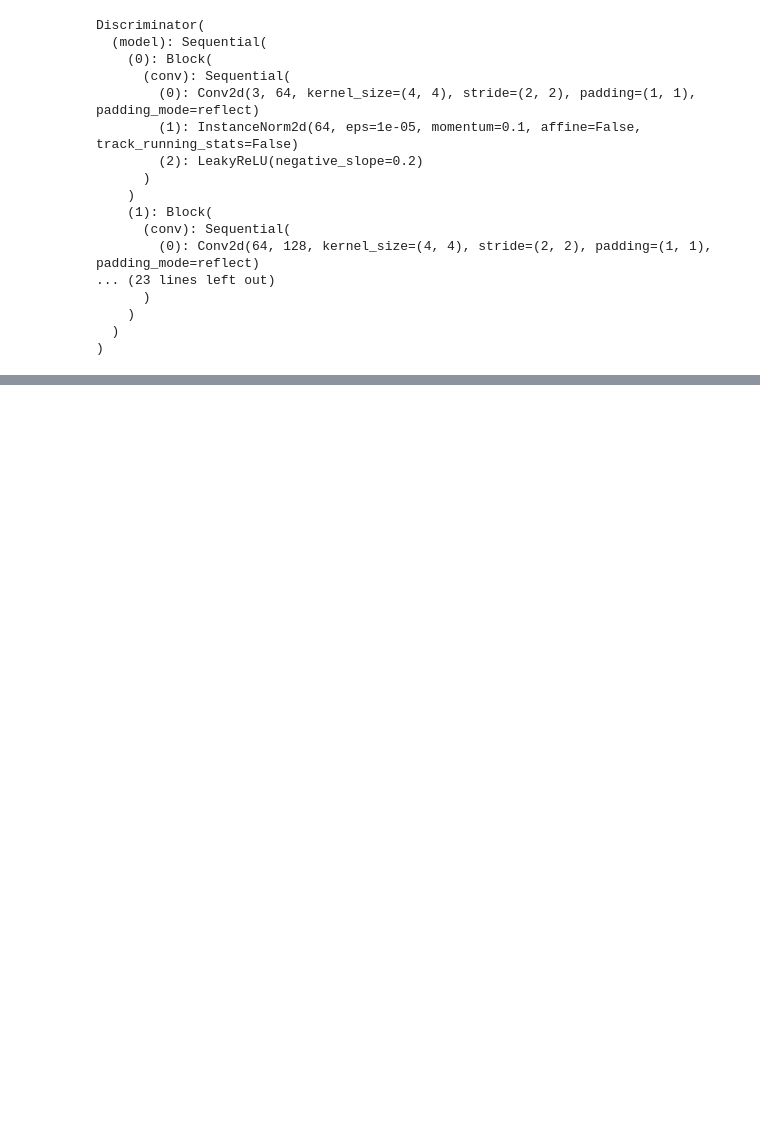
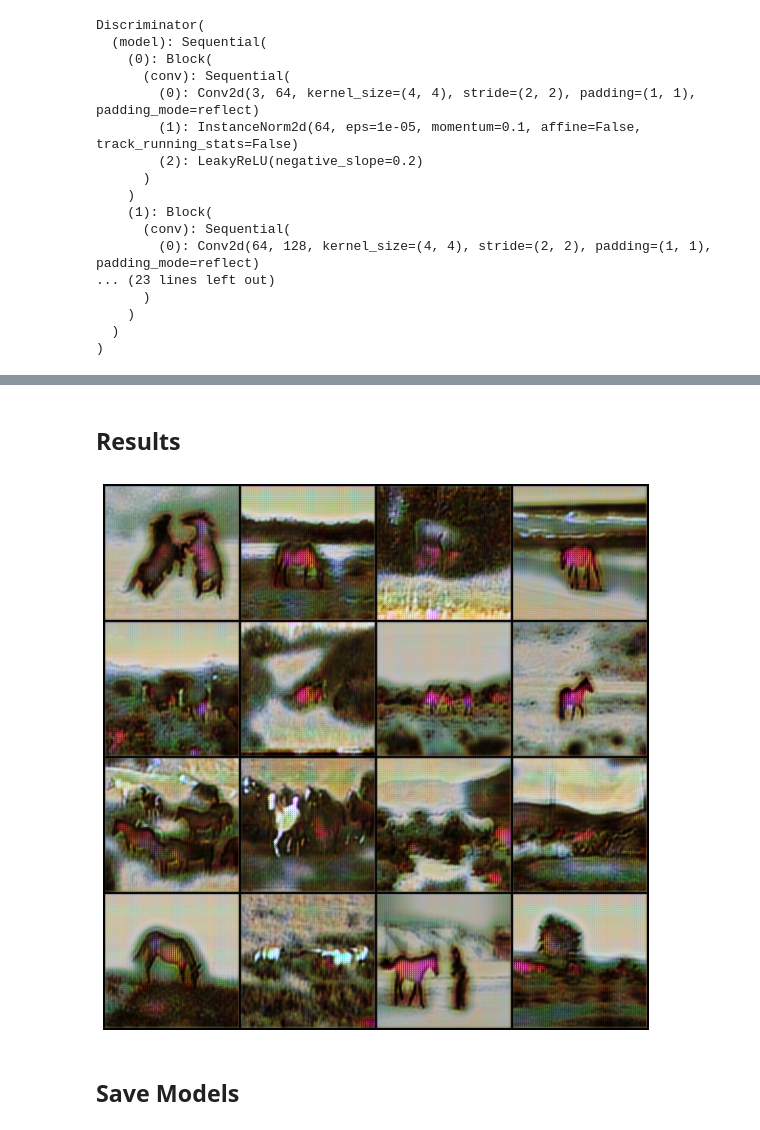
Before and after one commit to Tanmoy0077/GAN-Implementations-in-PyTorch, a Jupyter notebook: CycleGAN/CycleGAN.ipynb, the cells around one changed output, grey strips where cells are left out. Cells and saved outputs as stored; diff of their text form; code cells hidden in the pictures; blank space fills up the shorter version.

Commit message:
Updated Data visualization and Model saving

```diff
--- a/CycleGAN/CycleGAN.ipynb
+++ b/CycleGAN/CycleGAN.ipynb
@@ -312,4 +325,5 @@ Discriminator(
   )
 )
 # %%
-train(generator_g, generator_f, discriminator_x, discriminator_y, epochs=5, batch_size=batch_size, lr=2e-4, train_dataloader=train_dataloader)
+history = train(generator_g, generator_f, discriminator_x, discriminator_y, g_optimizer, d_optimizer,
+      epochs=5, batch_size=batch_size, train_dataloader=train_dataloader)
@@ -315,0 +348,13 @@ train(generator_g, generator_f, discriminator_x, discriminator_y, epochs=5, batc
+# %% [markdown]
+## Results
+# %%
+with torch.no_grad():
+  generator_g.eval()
+  horse, zebra = next(iter(train_dataloader))
+  fake_zebra = generator_g(horse.to(device))
+  out = make_grid(fake_zebra, 4, 4, normalize=True)
+  plt.figure(figsize=(10,10))
+  plt.imshow(out.permute(1,2,0).cpu().numpy())
+  plt.axis("off")
+# %% [output]
+[figure, added]
@@ -315,0 +403,2 @@ train(generator_g, generator_f, discriminator_x, discriminator_y, epochs=5, batc
+# %% [markdown]
+## Save Models
```
Also changed, not shown: parts of 18 cells of this notebook.
